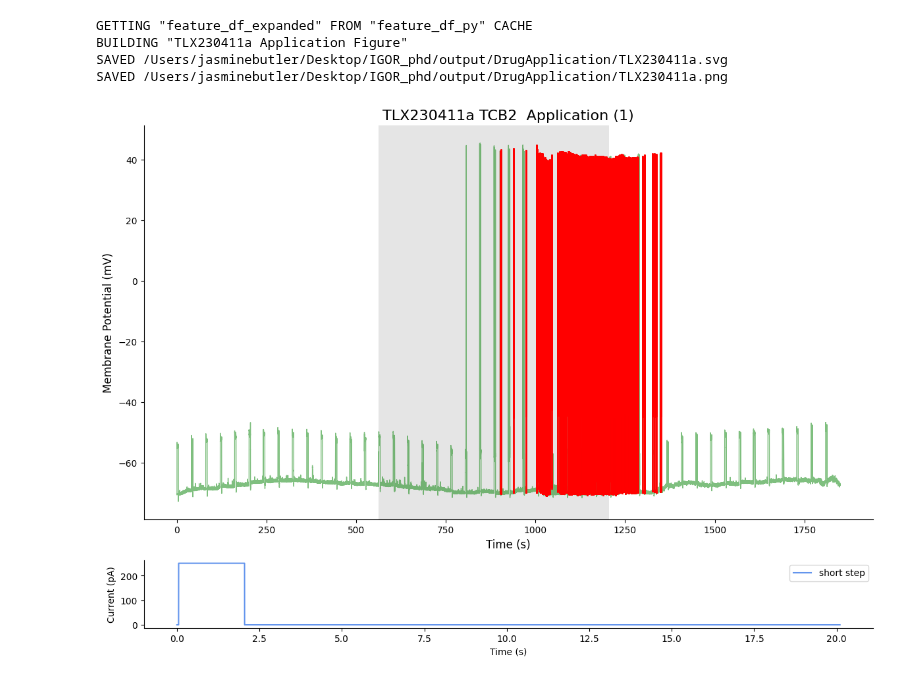
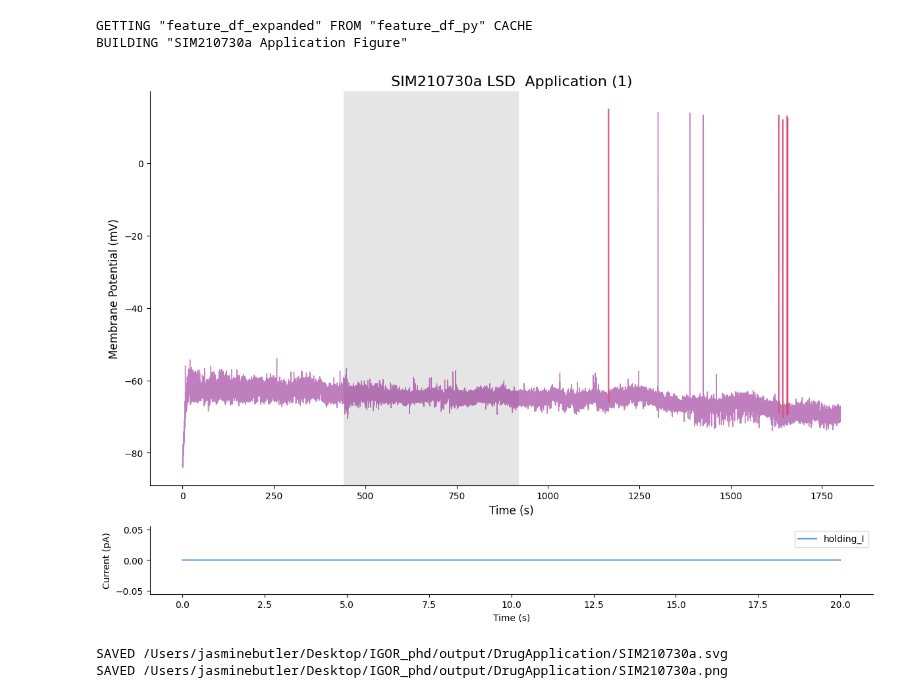
Before and after one commit to jjb-hub/IGOR_phd, a Jupyter notebook: PATCH_DADDY_thebook.ipynb, the cells around one changed output. Drawn from its saved outputs; the diff is of its cells as text; code cells hidden in the pictures.

```diff
--- a/PATCH_DADDY_thebook.ipynb
+++ b/PATCH_DADDY_thebook.ipynb
@@ -69,21 +79,19 @@ KeyboardInterrupt:
 # %%
 #APPLICATION TRACE PLOTTING
 
-#following currently brokem for pAD_locs = True as pAD df doesnt have upshoot_locs col? DJ ERROR
-getorbuildApplicationFig(filename, 'TLX230411a', from_scratch=True) #gets full expanded_df and slices it
-# getorBuildApplicationFig(filename, cell_df, from_scratch=False) #faster as doesnt need full expanded_df
 
+getorbuildApplicationFig(filename, 'SIM210730a', from_scratch=True) #cell_df_or_id
 
 
 #loop over all AP files and build from scratch
 # loopBuildAplicationFigs(filename) #FIX ME: run out of active memeory
 
 # plot_all_FI_curves(feature_df,  color_dict)  # generates PDF with all FI curves for single cell labed with drug and aplication order #### MAKE HZ NOT APs per sweep also isnt it in pA not nA??
 # plot_FI_AP_curves(feature_df) #generated PDF with FI-AP for each cell
 # %% [output]
 GETTING "feature_df_expanded" FROM "feature_df_py" CACHE
-BUILDING "TLX230411a Application Figure"
-SAVED /Users/jasminebutler/Desktop/IGOR_phd/output/DrugApplication/TLX230411a.svg
-SAVED /Users/jasminebutler/Desktop/IGOR_phd/output/DrugApplication/TLX230411a.png
+BUILDING "SIM210730a Application Figure"
-[figure, old version]
+[figure, new version]
+SAVED /Users/jasminebutler/Desktop/IGOR_phd/output/DrugApplication/SIM210730a.svg
+SAVED /Users/jasminebutler/Desktop/IGOR_phd/output/DrugApplication/SIM210730a.png
 # %%
```
Also changed, not shown: parts of 5 cells of this notebook, 4 other files.
